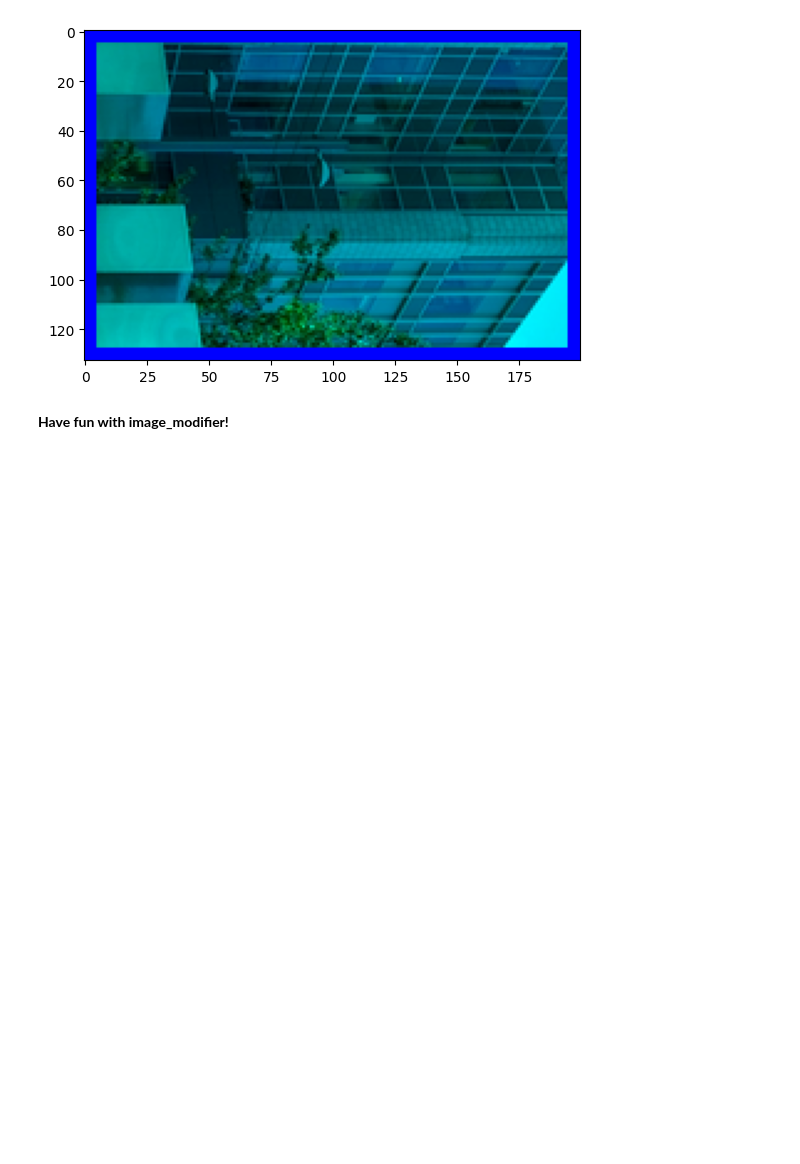
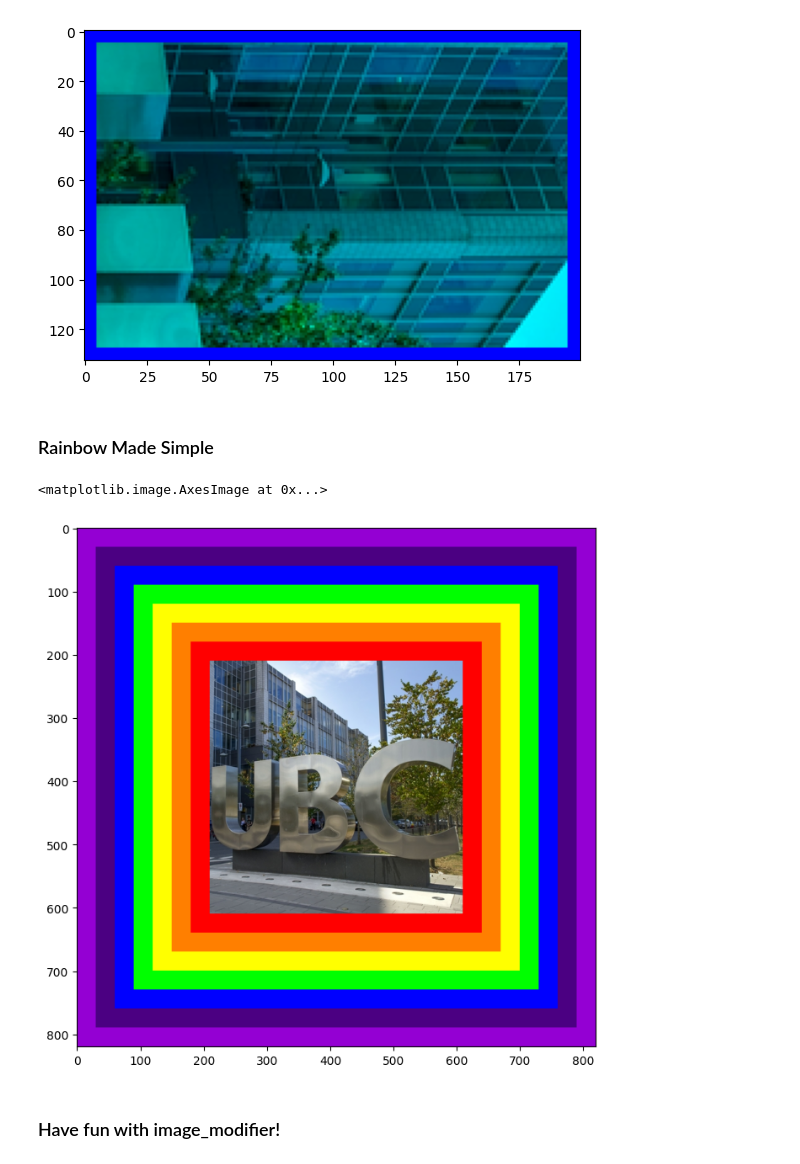
Before and after one commit to UBC-MDS/image_manipulator, a Jupyter notebook: docs/example.ipynb, the cells around one changed output. Saved outputs shown, nothing was run; the diff lists cells and outputs as text; code cells hidden in the pictures; blank space fills up the shorter version.

```diff
--- a/docs/example.ipynb
+++ b/docs/example.ipynb
@@ -211,5 +209,32 @@ plt.imshow(first_slice)
 # %% [output]
 <matplotlib.image.AxesImage at 0x...>
 [figure]
+# %% [markdown]
+### Rainbow Made Simple
+# %%
+# List for colors of a rainbow
+
+rainbow_colors = [
+    (255, 0, 0),     # Red
+    (255, 127, 0),   # Orange
+    (255, 255, 0),   # Yellow
+    (0, 255, 0),     # Green
+    (0, 0, 255),     # Blue
+    (75, 0, 130),    # Indigo
+    (148, 0, 211)    # Violet
+]
+# %%
+# Repeatedly call add_frame with overlay=False to
+
+rainbow_frame = image_array
+
+for color in rainbow_colors:
+    rainbow_frame = add_frame(rainbow_frame, border_size=30, color_name=color, overlay=False)
+
+plt.figure(figsize=(10, 8))
+plt.imshow(rainbow_frame)
+# %% [output]
+<matplotlib.image.AxesImage at 0x...>
+[figure, added]
 # %% [markdown]
-**Have fun with image_modifier!**
+### Have fun with image_modifier!
```
Also changed, not shown: parts of 6 cells of this notebook.
